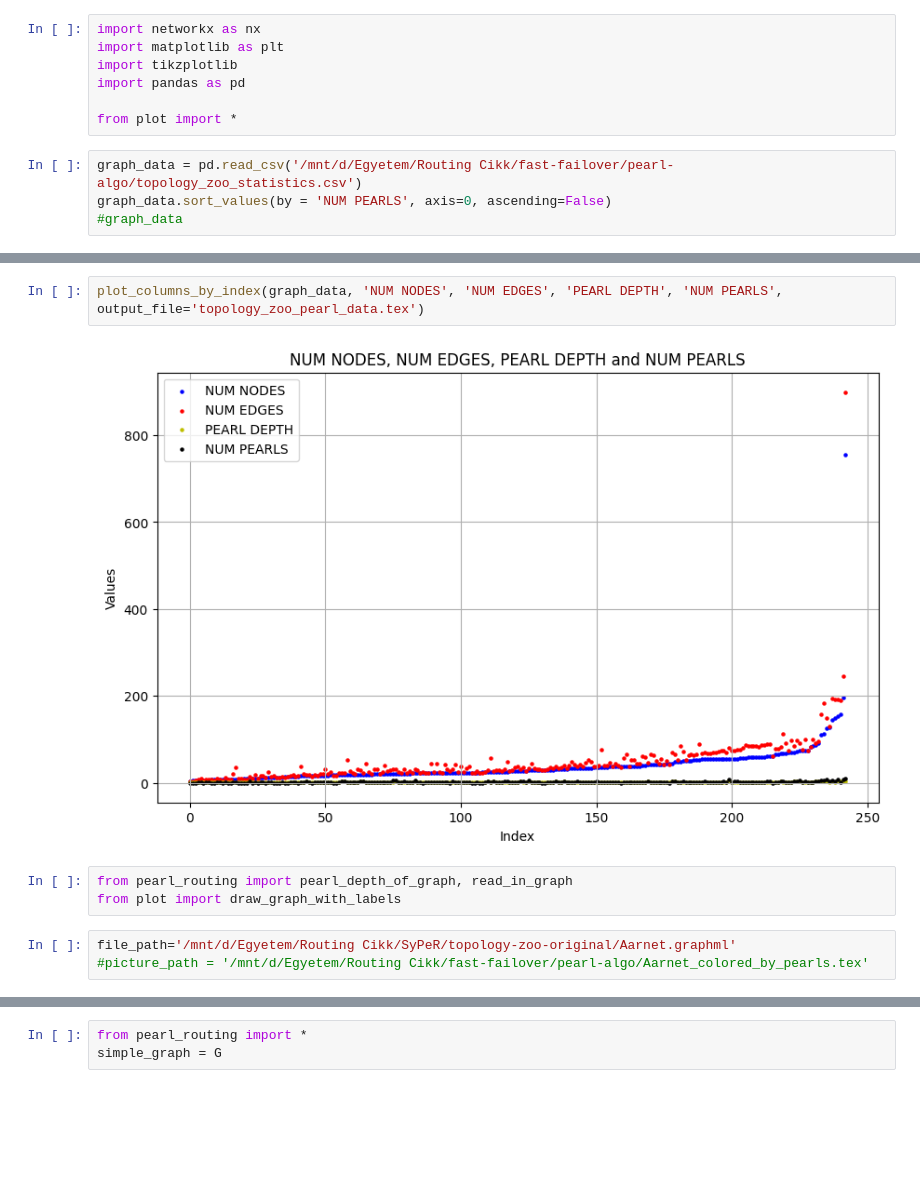
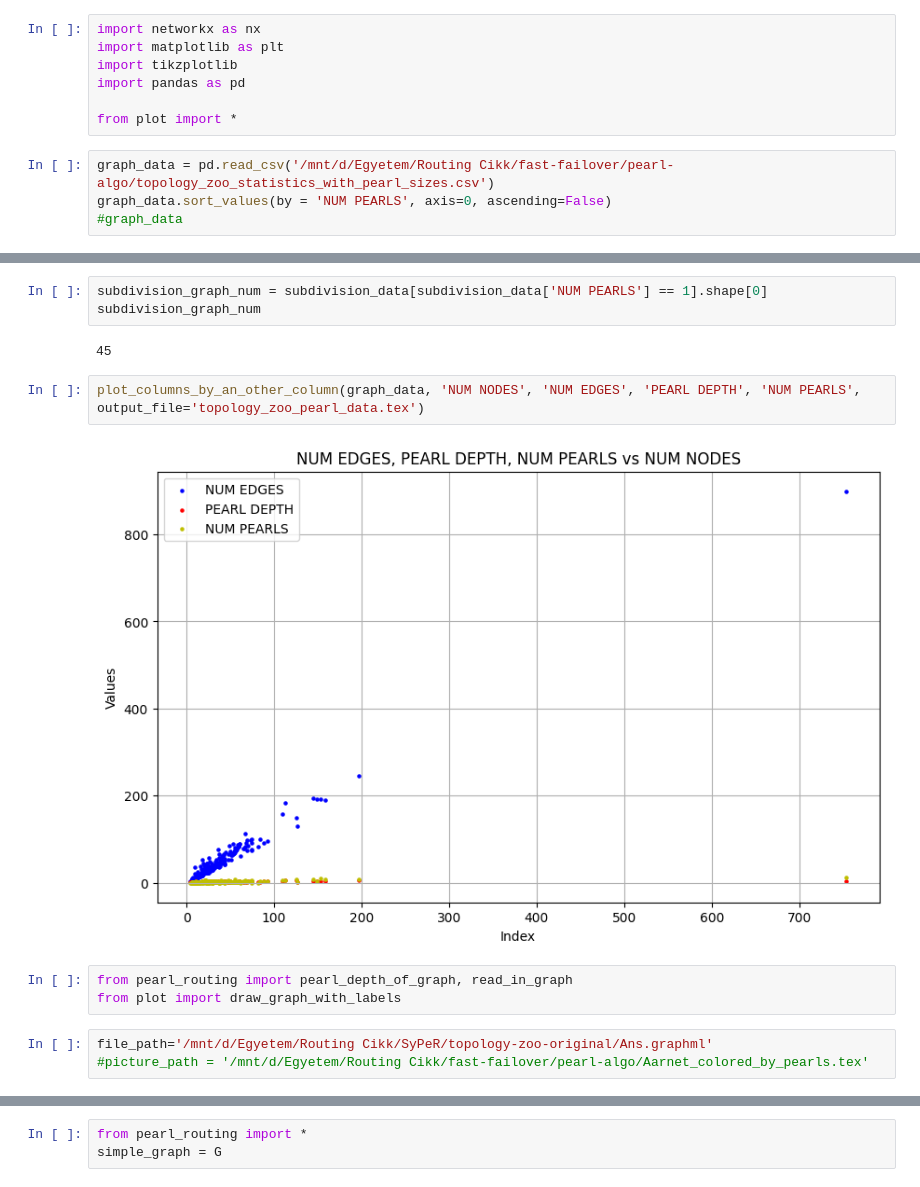
Before and after one commit to begeri/fast-failover, a Jupyter notebook: pearl-algo/plot.ipynb, the cells around one changed output, grey strips where cells are left out. Cells and saved outputs as stored; diff of their text form; blank space fills up the shorter version.

```diff
--- a/pearl-algo/plot.ipynb
+++ b/pearl-algo/plot.ipynb
@@ -6,7 +6,7 @@ import pandas as pd
 
 from plot import *
 # %%
-graph_data = pd.read_csv('/mnt/d/Egyetem/Routing Cikk/fast-failover/pearl-algo/topology_zoo_statistics.csv')
+graph_data = pd.read_csv('/mnt/d/Egyetem/Routing Cikk/fast-failover/pearl-algo/topology_zoo_statistics_with_pearl_sizes.csv')
 graph_data.sort_values(by = 'NUM PEARLS', axis=0, ascending=False)
 #graph_data
 # %% [output]
@@ -26,12 +47,17 @@ graph_data.sort_values(by = 'NUM PEARLS', axis=0, ascending=False)
+# %%
+subdivision_graph_num = subdivision_data[subdivision_data['NUM PEARLS'] == 1].shape[0]
+subdivision_graph_num
+# %% [output]
+45
 # %%
-plot_columns_by_index(graph_data, 'NUM NODES', 'NUM EDGES', 'PEARL DEPTH', 'NUM PEARLS', output_file='topology_zoo_pearl_data.tex')
+plot_columns_by_an_other_column(graph_data, 'NUM NODES', 'NUM EDGES', 'PEARL DEPTH', 'NUM PEARLS', output_file='topology_zoo_pearl_data.tex')
 # %% [output]
-[figure, old version]
+[figure, new version]
 # %%
 from pearl_routing import pearl_depth_of_graph, read_in_graph
 from plot import draw_graph_with_labels
 # %%
-file_path='/mnt/d/Egyetem/Routing Cikk/SyPeR/topology-zoo-original/Aarnet.graphml'
+file_path='/mnt/d/Egyetem/Routing Cikk/SyPeR/topology-zoo-original/Ans.graphml'
 #picture_path = '/mnt/d/Egyetem/Routing Cikk/fast-failover/pearl-algo/Aarnet_colored_by_pearls.tex'
 # %%
 G, is_list = read_in_graph(file_path)
```
Also changed, not shown: parts of 12 cells of this notebook, 5 other files.
